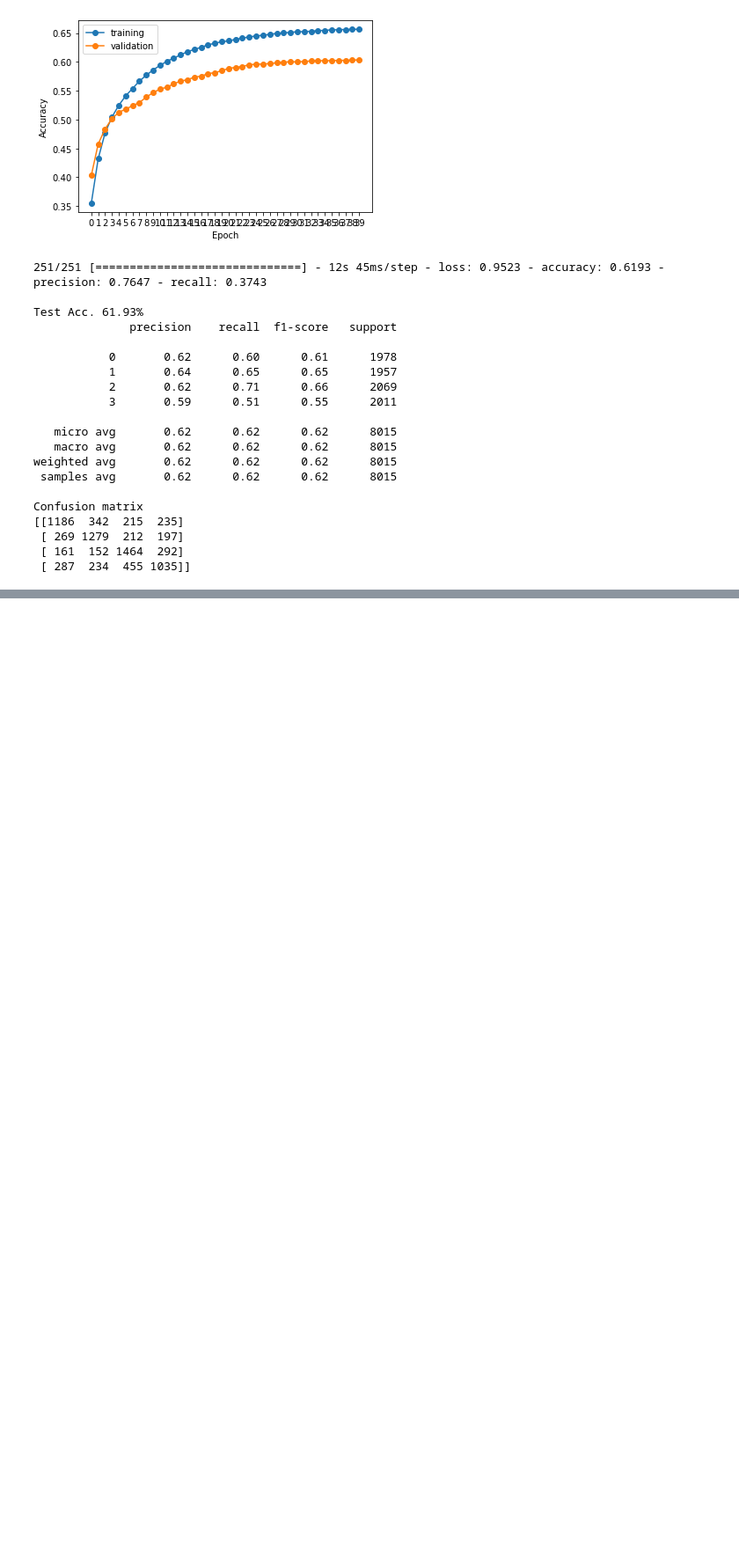
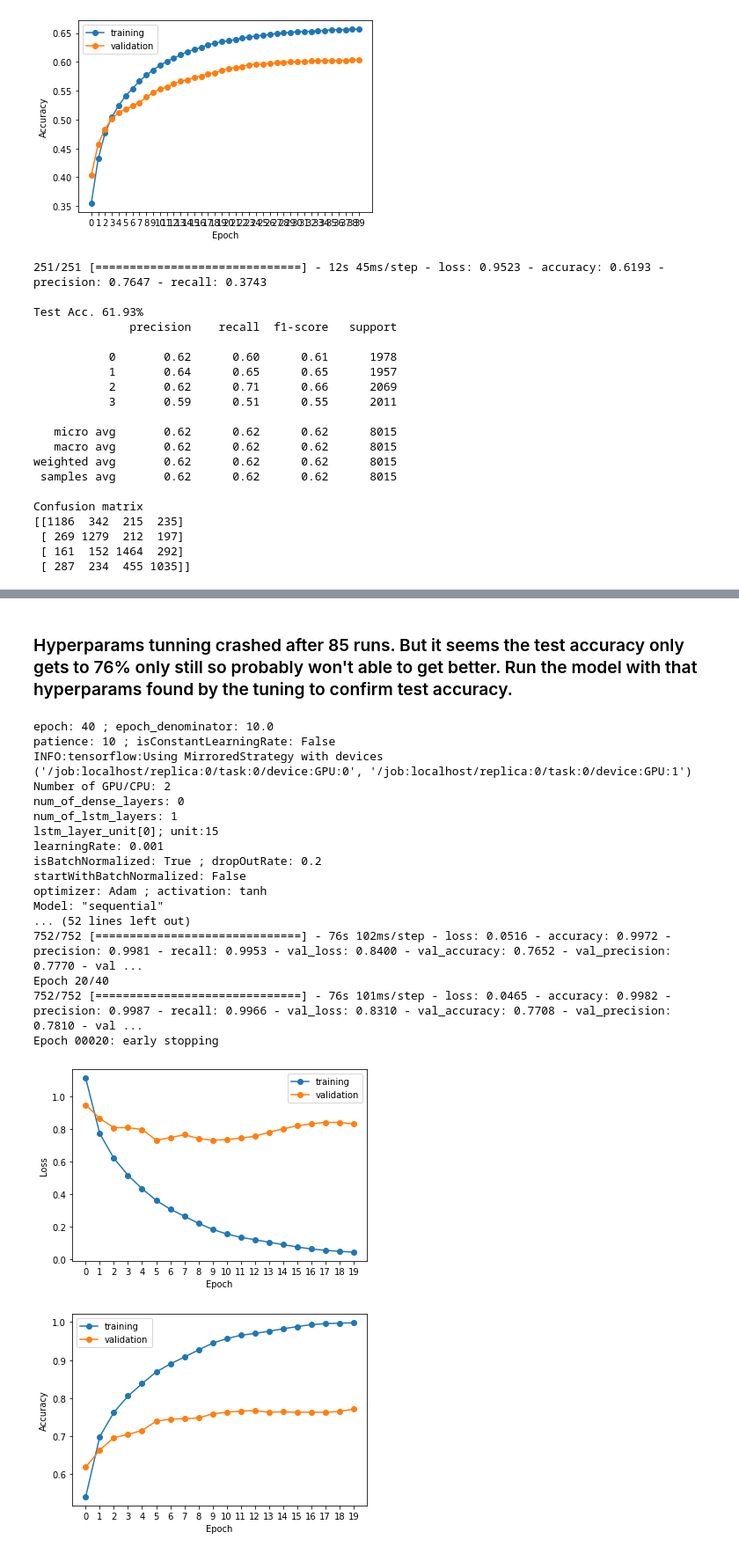
Before and after one commit to ronaldlee/eeg-feature-generation, a Jupyter notebook: final/LSTM_model_on_GAMEEMO_features_dataset.ipynb, the cells around one changed output, grey strips where cells are left out. Shown: that part at 88% size. Cells and saved outputs as stored; diff of their text form; code cells hidden in the pictures; blank space fills up the shorter version.

Commit message:
update lstm

```diff
--- a/final/LSTM_model_on_GAMEEMO_features_dataset.ipynb
+++ b/final/LSTM_model_on_GAMEEMO_features_dataset.ipynb
@@ -606,0 +646,30 @@ print(classification_report(y_test, y_predict))
+# %% [markdown]
+<h3>Hyperparams tunning crashed after 85 runs. But it seems the test accuracy only gets to 76% only still so probably won't able to get better. Run the model with that hyperparams found by the tuning to confirm test accuracy.</h3>
+# %%
+train_and_test_model(train_dataset, validate_dataset, X_train, save_to= './', epoch = 40,
+                     dense_layers_unit_array=[], learningRate=0.001,
+                     startWithBatchNormalized=False, optimizer="Adam",dropOutRate=0.2,
+                     activation="tanh",
+                     lstm_layers_unit_array=[15],
+                     isBatchNormalized=True
+                    )
+# %% [output]
+epoch: 40 ; epoch_denominator: 10.0
+patience: 10 ; isConstantLearningRate: False
+INFO:tensorflow:Using MirroredStrategy with devices ('/job:localhost/replica:0/task:0/device:GPU:0', '/job:localhost/replica:0/task:0/device:GPU:1')
+Number of GPU/CPU: 2
+num_of_dense_layers: 0
+num_of_lstm_layers: 1
+lstm_layer_unit[0]; unit:15
+learningRate: 0.001
+isBatchNormalized: True ; dropOutRate: 0.2
+startWithBatchNormalized: False
+optimizer: Adam ; activation: tanh
+Model: "sequential"
+... (52 lines left out)
+752/752 [==============================] - 76s 102ms/step - loss: 0.0516 - accuracy: 0.9972 - precision: 0.9981 - recall: 0.9953 - val_loss: 0.8400 - val_accuracy: 0.7652 - val_precision: 0.7770 - val ...
+Epoch 20/40
+752/752 [==============================] - 76s 101ms/step - loss: 0.0465 - accuracy: 0.9982 - precision: 0.9987 - recall: 0.9966 - val_loss: 0.8310 - val_accuracy: 0.7708 - val_precision: 0.7810 - val ...
+Epoch 00020: early stopping
+[figure, added]
+[figure, added]
```
Also changed, not shown: parts of 17 cells of this notebook.
